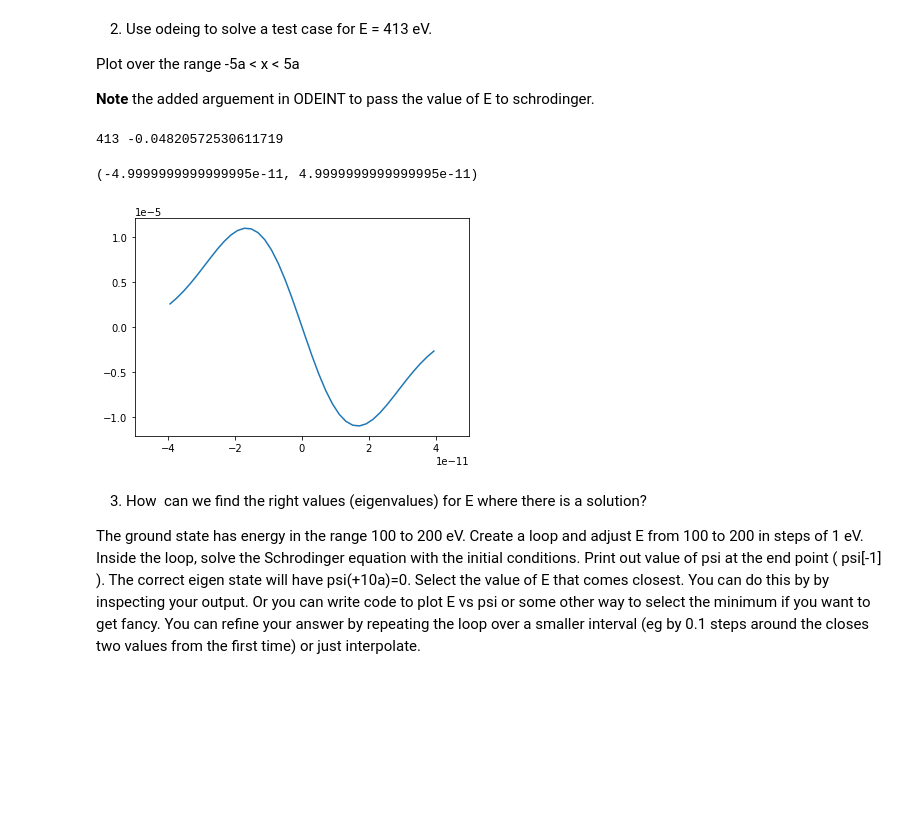
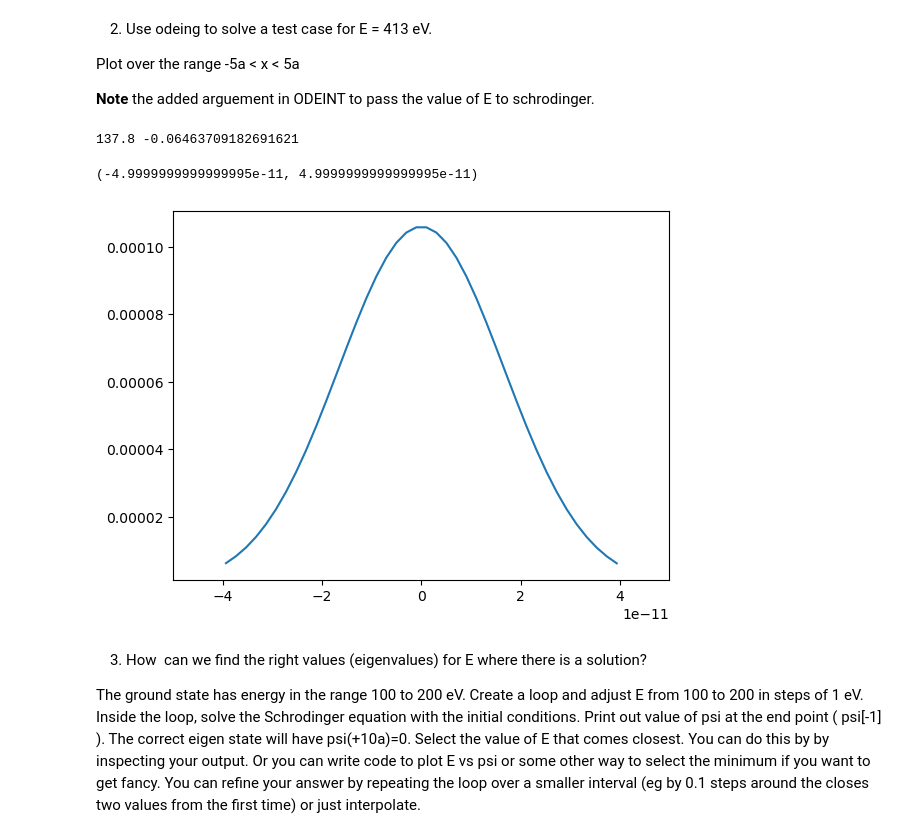
Before and after one commit to EricSalathe/BPHYS450, a Jupyter notebook: Solutions/QuantumOscillator_bisection.ipynb, the cells around one changed output. Cells and saved outputs as stored; diff of their text form; code cells hidden in the pictures; blank space fills up the shorter version.

```diff
--- a/Solutions/QuantumOscillator_bisection.ipynb
+++ b/Solutions/QuantumOscillator_bisection.ipynb
@@ -71,20 +71,20 @@ Plot over the range -5a < x < 5a
 
 **Note** the added arguement in ODEINT to pass the value of E to schrodinger.
 # %%
-E = 413
+E = 137.8
 solution = odeint(schrodinger, Y0, X, tfirst=True)
 # unpack
 psi = solution[:,0]
 dpsi = solution[:,1]
 
 print(E, psi[-1])
 
 plot(X[30:-30],psi[30:-30])
 xlim(-5*a,5*a)
 # %% [output]
-413 -0.04820572530611719
+137.8 -0.06463709182691621
 (-4.9999999999999995e-11, 4.9999999999999995e-11)
-[figure, old version]
+[figure, new version]
 # %% [markdown]
 3) How  can we find the right values (eigenvalues) for E where there is a solution?
 
```
Also changed, not shown: parts of 1 cell of this notebook, 2 other files.
